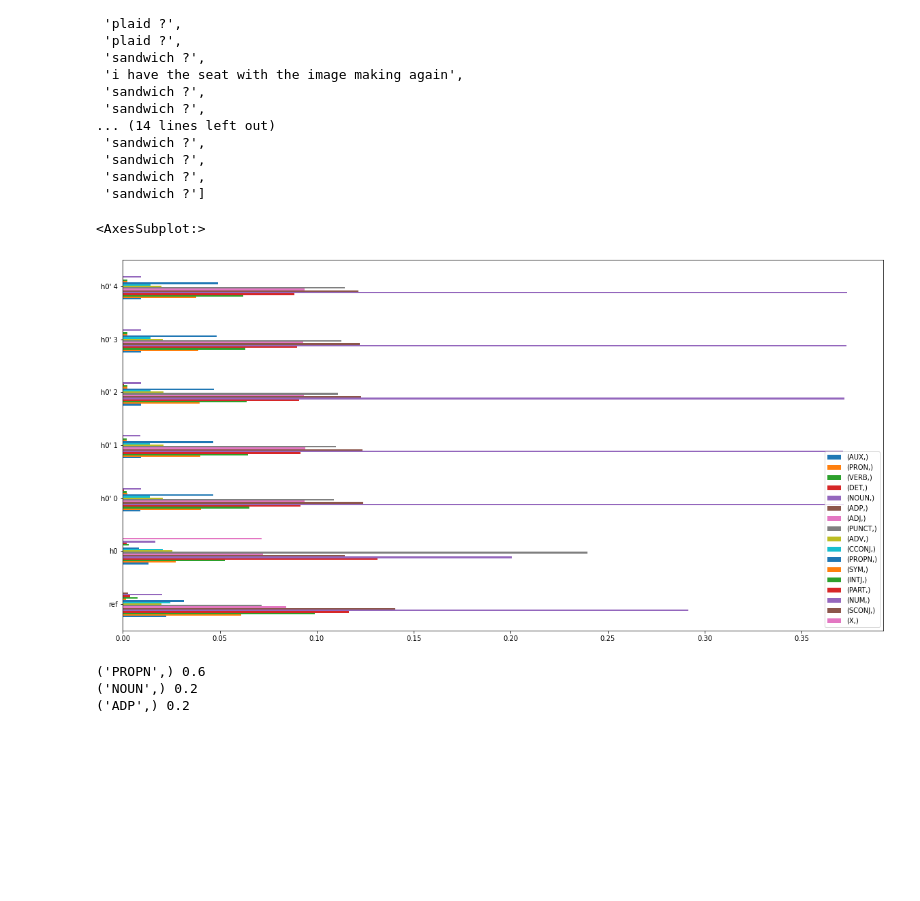
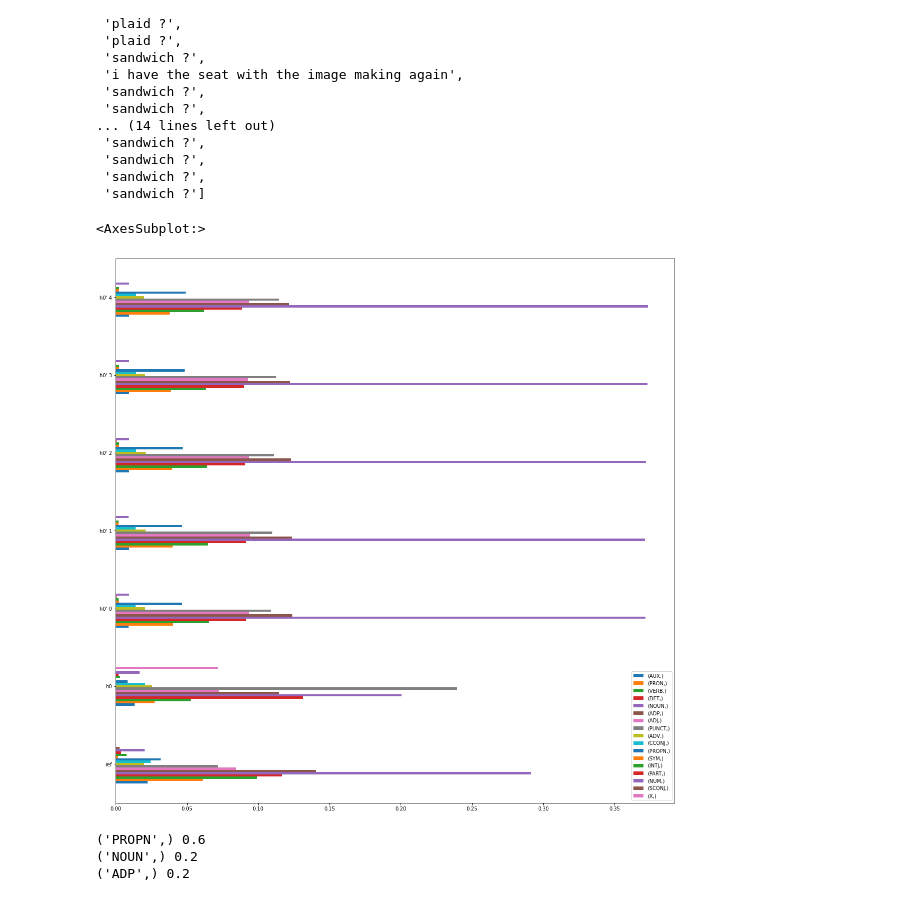
Before and after one commit to nicofirst1/speaker-adaptation, a Jupyter notebook: src/analysis/pos_analysis.ipynb, the cells around one changed output. Cells and saved outputs as stored; diff of their text form; code cells hidden in the pictures; blank space fills up the shorter version.

```diff
--- a/src/analysis/pos_analysis.ipynb
+++ b/src/analysis/pos_analysis.ipynb
@@ -113,10 +113,10 @@ pos_df_1 = pd.DataFrame(pos[1].values(), index=pos[1].keys())
 # pos_df_2 = pd.DataFrame(pos[2].values(), index=pos[2].keys())
 # pos_df_3 = pd.DataFrame(pos[3].values(), index=pos[3].keys())
 # %%
-pos_df_1.plot.barh(figsize=(20,10))
+pos_df_1.plot.barh(figsize=(20,20))
 # %% [output]
 <AxesSubplot:>
-[figure, old version]
+[figure, new version]
 # %%
 for k,v in pos[1]['h0'].items():
     print(k, v)
```
Also changed, not shown: 1 other file.
